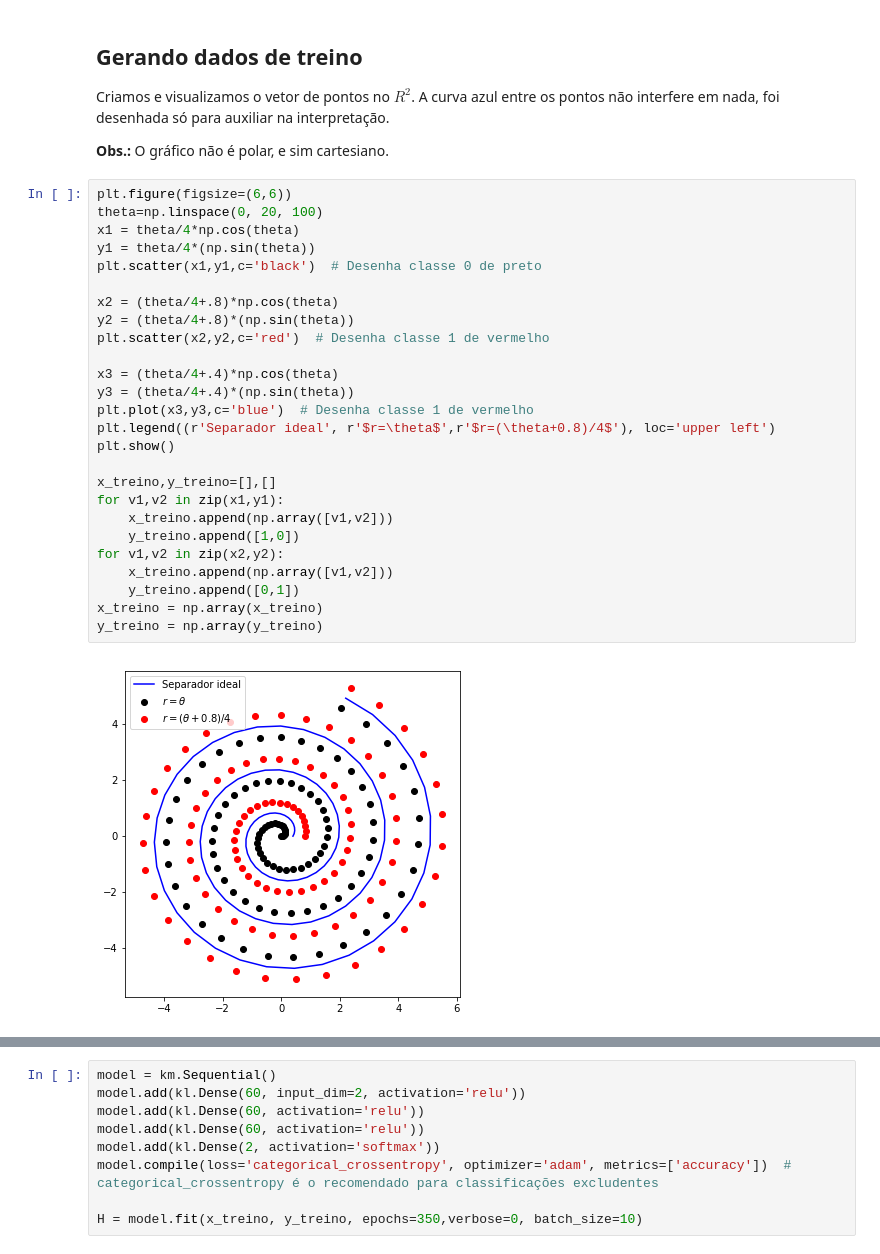
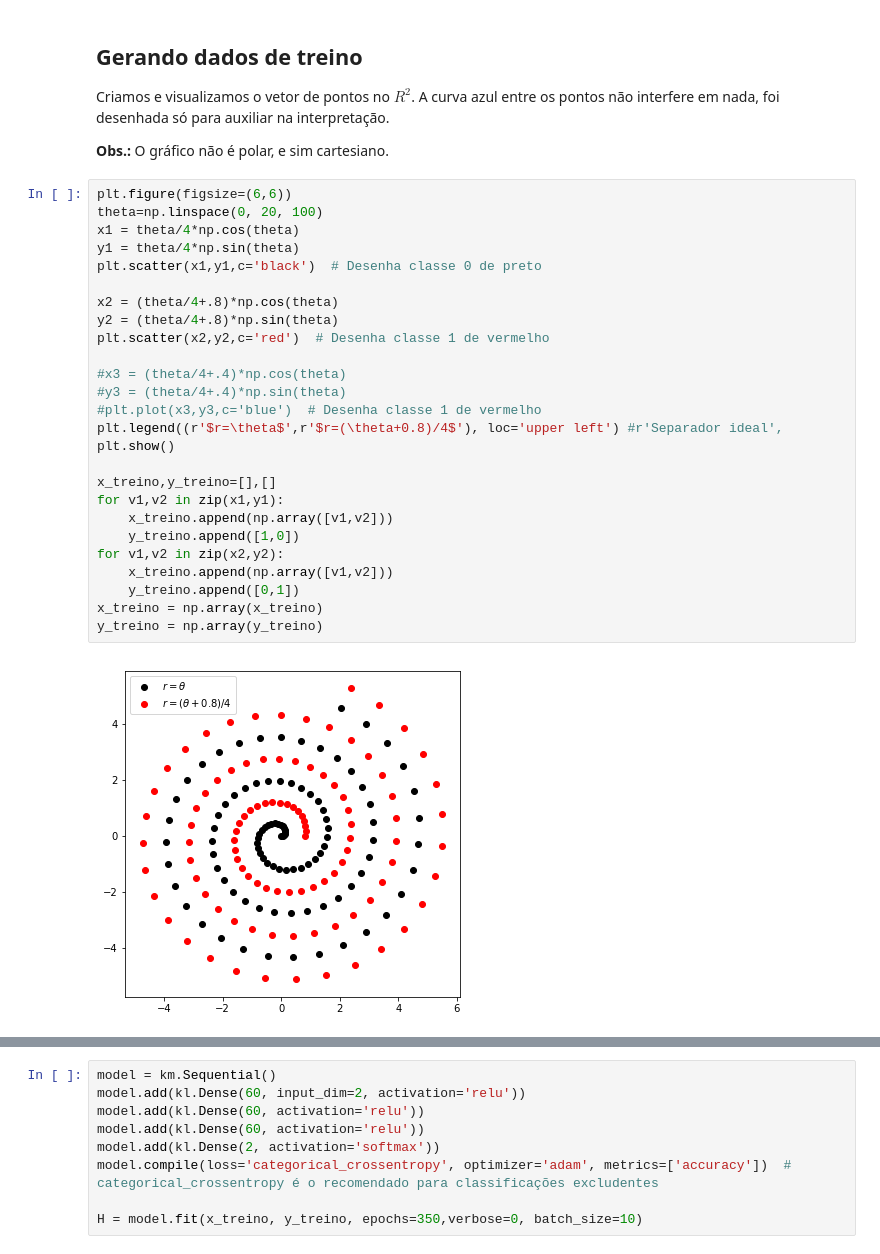
Before and after one commit to victorers1/DCA0133-AprendizagemDeMaquina, a Jupyter notebook: Unidade 2/Q5-Espiral.ipynb, the cells around one changed output, grey strips where cells are left out. Cells and saved outputs as stored; diff of their text form.

```diff
--- a/Unidade 2/Q5-Espiral.ipynb
+++ b/Unidade 2/Q5-Espiral.ipynb
@@ -23,31 +23,31 @@ Criamos e visualizamos o vetor de pontos no $R^{2}$. A curva azul entre os ponto
 # %%
 plt.figure(figsize=(6,6))
 theta=np.linspace(0, 20, 100)
 x1 = theta/4*np.cos(theta)
-y1 = theta/4*(np.sin(theta))
+y1 = theta/4*np.sin(theta)
 plt.scatter(x1,y1,c='black')  # Desenha classe 0 de preto
 
 x2 = (theta/4+.8)*np.cos(theta)
-y2 = (theta/4+.8)*(np.sin(theta))
+y2 = (theta/4+.8)*np.sin(theta)
 plt.scatter(x2,y2,c='red')  # Desenha classe 1 de vermelho
 
-x3 = (theta/4+.4)*np.cos(theta)
-y3 = (theta/4+.4)*(np.sin(theta))
-plt.plot(x3,y3,c='blue')  # Desenha classe 1 de vermelho
-plt.legend((r'Separador ideal', r'$r=\theta$',r'$r=(\theta+0.8)/4$'), loc='upper left')
+#x3 = (theta/4+.4)*np.cos(theta)
+#y3 = (theta/4+.4)*np.sin(theta)
+#plt.plot(x3,y3,c='blue')  # Desenha classe 1 de vermelho
+plt.legend((r'$r=\theta$',r'$r=(\theta+0.8)/4$'), loc='upper left') #r'Separador ideal',
 plt.show()
 
 x_treino,y_treino=[],[]
 for v1,v2 in zip(x1,y1):
     x_treino.append(np.array([v1,v2]))
     y_treino.append([1,0])
 for v1,v2 in zip(x2,y2):
     x_treino.append(np.array([v1,v2]))
     y_treino.append([0,1])
 x_treino = np.array(x_treino)
 y_treino = np.array(y_treino)
 # %% [output]
-[figure, old version]
+[figure, new version]
 # %% [markdown]
 ## Construindo rede neural
 Também é compilada nessa célula, por isso a execução deve demorar. O argumento `verbose=0` garante que nada é impresso na tela.
```
Also changed, not shown: parts of 1 cell of this notebook, 3 other files.
